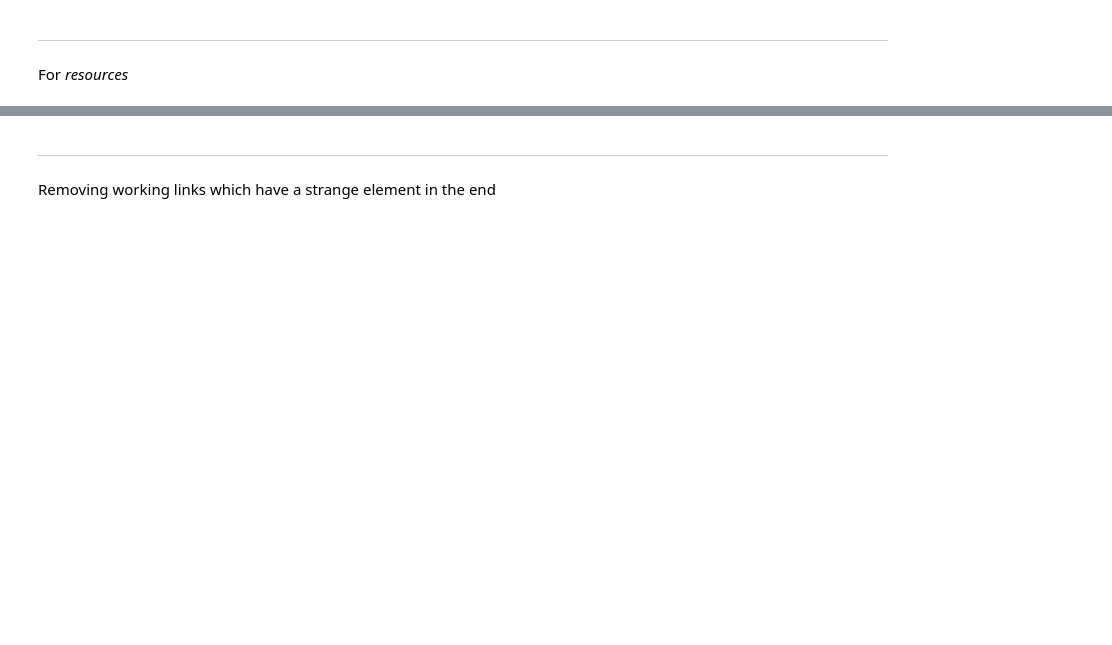
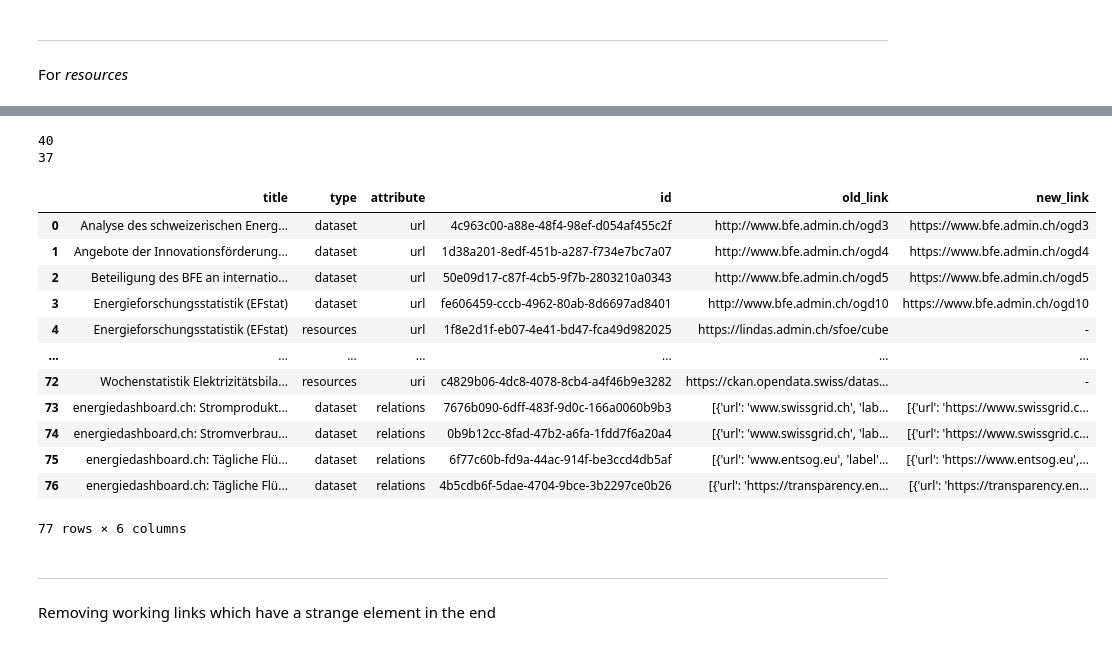
Before and after one commit to aresssera/opendataSwiss, a Jupyter notebook: opendata_swiss.ipynb, the cells around one changed output, grey strips where cells are left out. Drawn from its saved outputs; the diff is of its cells as text; code cells hidden in the pictures; blank space fills up the shorter version.

```diff
--- a/opendata_swiss.ipynb
+++ b/opendata_swiss.ipynb
@@ -463,9 +480,29 @@ f.to_csv('resources.csv', index=False)
 # %%
-df1 = pd.read_csv('urlAndRelations.csv')
-df2 = f.copy()
+df1 = pd.read_csv('urlAndRelations_PROD.csv')
+df2 = pd.read_csv('resources_PROD.csv')
+
+print(len(df1))
+print(len(df2))
 
 df = pd.concat([df1, df2], ignore_index=True)
+df.sort_values(by=['title', 'type', 'attribute'], inplace=True, ignore_index=True)
 df
+# %% [output]
+40
+37
+|  | title | type | attribute | id | old_link | new_link |
+| 0 | Analyse des schweizerischen Energ... | dataset | url | 4c963c00-a88e-48f4-98ef-d054af455c2f | http://www.bfe.admin.ch/ogd3 | https://www.bfe.admin.ch/ogd3 |
+| 1 | Angebote der Innovationsförderung... | dataset | url | 1d38a201-8edf-451b-a287-f734e7bc7a07 | http://www.bfe.admin.ch/ogd4 | https://www.bfe.admin.ch/ogd4 |
+| 2 | Beteiligung des BFE an internatio... | dataset | url | 50e09d17-c87f-4cb5-9f7b-2803210a0343 | http://www.bfe.admin.ch/ogd5 | https://www.bfe.admin.ch/ogd5 |
+| 3 | Energieforschungsstatistik (EFstat) | dataset | url | fe606459-cccb-4962-80ab-8d6697ad8401 | http://www.bfe.admin.ch/ogd10 | https://www.bfe.admin.ch/ogd10 |
+| 4 | Energieforschungsstatistik (EFstat) | resources | url | 1f8e2d1f-eb07-4e41-bd47-fca49d982025 | https://lindas.admin.ch/sfoe/cube | - |
+| ... | ... | ... | ... | ... | ... | ... |
+| 72 | Wochenstatistik Elektrizitätsbila... | resources | uri | c4829b06-4dc8-4078-8cb4-a4f46b9e3282 | https://ckan.opendata.swiss/datas... | - |
+| 73 | energiedashboard.ch: Stromprodukt... | dataset | relations | 7676b090-6dff-483f-9d0c-166a0060b9b3 | [{'url': 'www.swissgrid.ch', 'lab... | [{'url': 'https://www.swissgrid.c... |
+| 74 | energiedashboard.ch: Stromverbrau... | dataset | relations | 0b9b12cc-8fad-47b2-a6fa-1fdd7f6a20a4 | [{'url': 'www.swissgrid.ch', 'lab... | [{'url': 'https://www.swissgrid.c... |
+| 75 | energiedashboard.ch: Tägliche Flü... | dataset | relations | 6f77c60b-fd9a-44ac-914f-be3ccd4db5af | [{'url': 'www.entsog.eu', 'label'... | [{'url': 'https://www.entsog.eu',... |
+| 76 | energiedashboard.ch: Tägliche Flü... | dataset | relations | 4b5cdb6f-5dae-4704-9bce-3b2297ce0b26 | [{'url': 'https://transparency.en... | [{'url': 'https://transparency.en... |
+77 rows × 6 columns
 # %% [markdown]
 --------------------------------------------------------------------------------------------------------------
 # %% [markdown]
```
Also changed, not shown: parts of 21 cells of this notebook.
